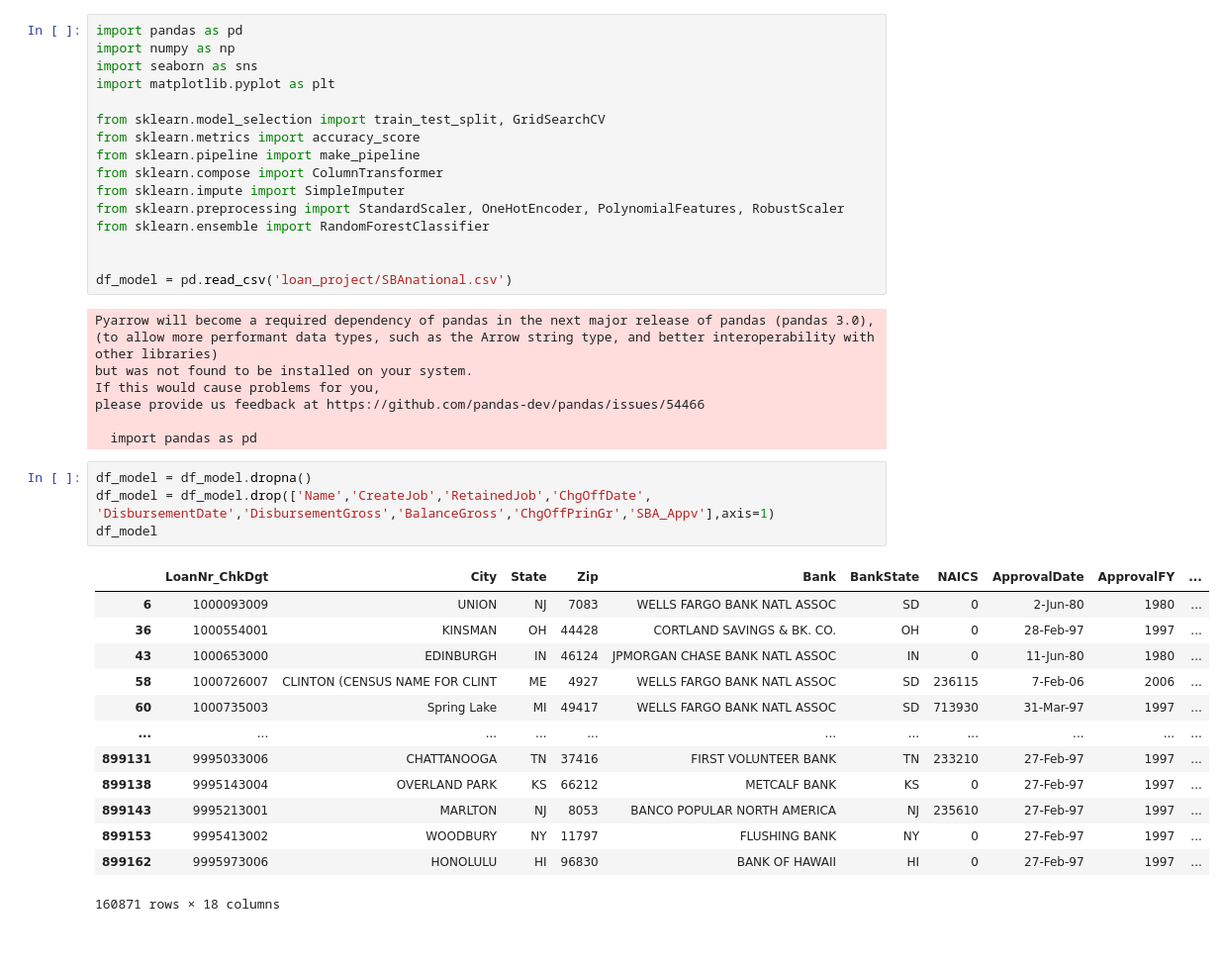
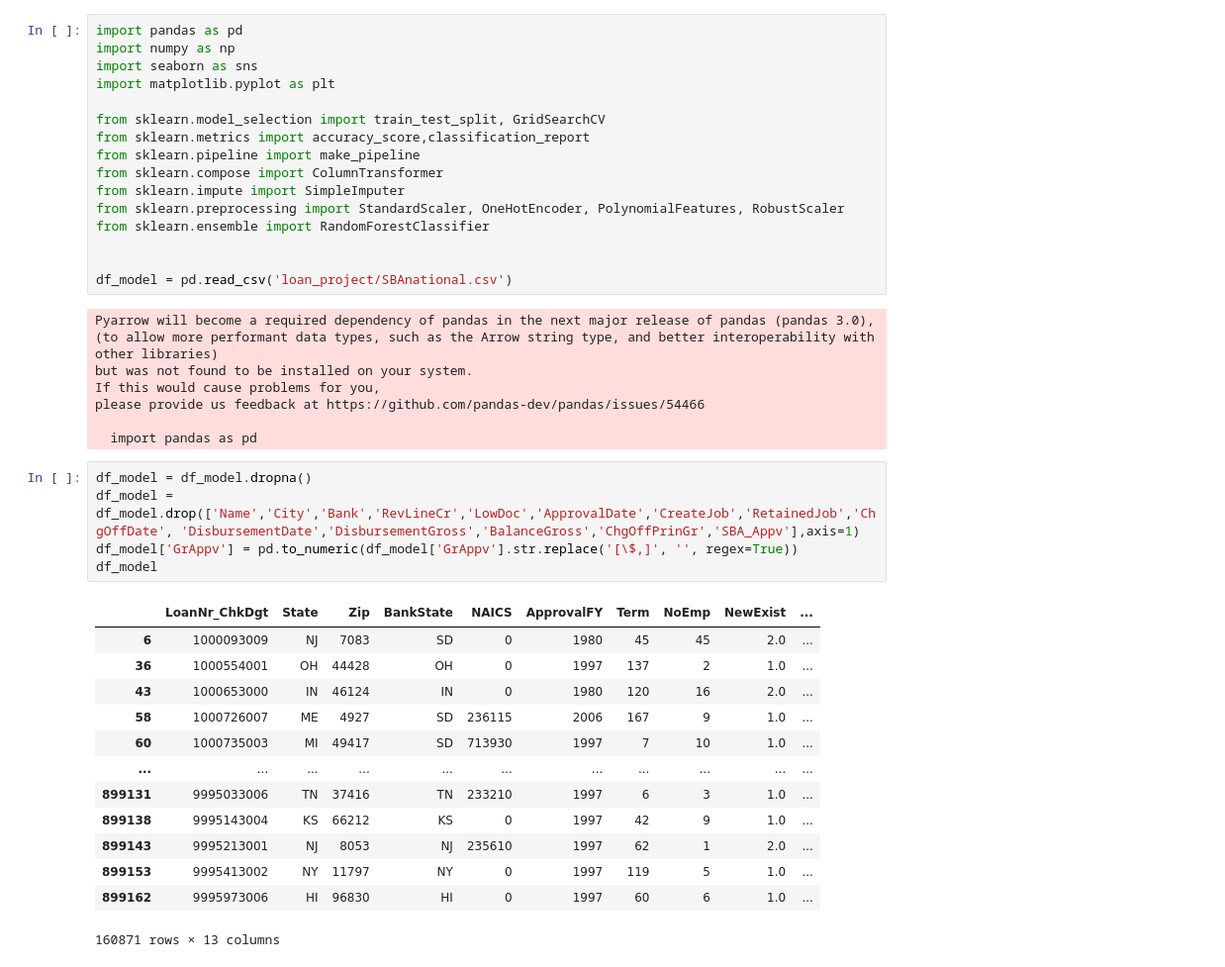
Before and after one commit to ElieLECAS/US_SBA, a Jupyter notebook: modelisation.ipynb, the cells around one changed output. Shown at 99% size. Saved outputs shown, nothing was run; the diff lists cells and outputs as text.

```diff
--- a/modelisation.ipynb
+++ b/modelisation.ipynb
@@ -5,7 +5,7 @@ import seaborn as sns
 import matplotlib.pyplot as plt
 
 from sklearn.model_selection import train_test_split, GridSearchCV
-from sklearn.metrics import accuracy_score
+from sklearn.metrics import accuracy_score,classification_report
 from sklearn.pipeline import make_pipeline
 from sklearn.compose import ColumnTransformer
 from sklearn.impute import SimpleImputer
@@ -24,22 +24,23 @@ please provide us feedback at https://github.com/pandas-dev/pandas/issues/54466
   import pandas as pd
 # %%
 df_model = df_model.dropna()
-df_model = df_model.drop(['Name','CreateJob','RetainedJob','ChgOffDate', 'DisbursementDate','DisbursementGross','BalanceGross','ChgOffPrinGr','SBA_Appv'],axis=1)
+df_model = df_model.drop(['Name','City','Bank','RevLineCr','LowDoc','ApprovalDate','CreateJob','RetainedJob','ChgOffDate', 'DisbursementDate','DisbursementGross','BalanceGross','ChgOffPrinGr','SBA_Appv'],axis=1)
+df_model['GrAppv'] = pd.to_numeric(df_model['GrAppv'].str.replace('[\$,]', '', regex=True))
 df_model
 # %% [output]
-|  | LoanNr_ChkDgt | City | State | Zip | Bank | BankState | NAICS | ApprovalDate | ApprovalFY | ... |
-| 6 | 1000093009 | UNION | NJ | 7083 | WELLS FARGO BANK NATL ASSOC | SD | 0 | 2-Jun-80 | 1980 | ... |
-| 36 | 1000554001 | KINSMAN | OH | 44428 | CORTLAND SAVINGS & BK. CO. | OH | 0 | 28-Feb-97 | 1997 | ... |
-| 43 | 1000653000 | EDINBURGH | IN | 46124 | JPMORGAN CHASE BANK NATL ASSOC | IN | 0 | 11-Jun-80 | 1980 | ... |
-| 58 | 1000726007 | CLINTON (CENSUS NAME FOR CLINT | ME | 4927 | WELLS FARGO BANK NATL ASSOC | SD | 236115 | 7-Feb-06 | 2006 | ... |
-| 60 | 1000735003 | Spring Lake | MI | 49417 | WELLS FARGO BANK NATL ASSOC | SD | 713930 | 31-Mar-97 | 1997 | ... |
+|  | LoanNr_ChkDgt | State | Zip | BankState | NAICS | ApprovalFY | Term | NoEmp | NewExist | ... |
+| 6 | 1000093009 | NJ | 7083 | SD | 0 | 1980 | 45 | 45 | 2.0 | ... |
+| 36 | 1000554001 | OH | 44428 | OH | 0 | 1997 | 137 | 2 | 1.0 | ... |
+| 43 | 1000653000 | IN | 46124 | IN | 0 | 1980 | 120 | 16 | 2.0 | ... |
+| 58 | 1000726007 | ME | 4927 | SD | 236115 | 2006 | 167 | 9 | 1.0 | ... |
+| 60 | 1000735003 | MI | 49417 | SD | 713930 | 1997 | 7 | 10 | 1.0 | ... |
 | ... | ... | ... | ... | ... | ... | ... | ... | ... | ... | ... |
-| 899131 | 9995033006 | CHATTANOOGA | TN | 37416 | FIRST VOLUNTEER BANK | TN | 233210 | 27-Feb-97 | 1997 | ... |
-| 899138 | 9995143004 | OVERLAND PARK | KS | 66212 | METCALF BANK | KS | 0 | 27-Feb-97 | 1997 | ... |
-| 899143 | 9995213001 | MARLTON | NJ | 8053 | BANCO POPULAR NORTH AMERICA | NJ | 235610 | 27-Feb-97 | 1997 | ... |
-| 899153 | 9995413002 | WOODBURY | NY | 11797 | FLUSHING BANK | NY | 0 | 27-Feb-97 | 1997 | ... |
-| 899162 | 9995973006 | HONOLULU | HI | 96830 | BANK OF HAWAII | HI | 0 | 27-Feb-97 | 1997 | ... |
+| 899131 | 9995033006 | TN | 37416 | TN | 233210 | 1997 | 6 | 3 | 1.0 | ... |
+| 899138 | 9995143004 | KS | 66212 | KS | 0 | 1997 | 42 | 9 | 1.0 | ... |
+| 899143 | 9995213001 | NJ | 8053 | NJ | 235610 | 1997 | 62 | 1 | 2.0 | ... |
+| 899153 | 9995413002 | NY | 11797 | NY | 0 | 1997 | 119 | 5 | 1.0 | ... |
+| 899162 | 9995973006 | HI | 96830 | HI | 0 | 1997 | 60 | 6 | 1.0 | ... |
-160871 rows × 18 columns
+160871 rows × 13 columns
 # %%
 df_model.isnull().sum()
 # %% [output]
```
Also changed, not shown: parts of 3 cells of this notebook, 3 other files.
